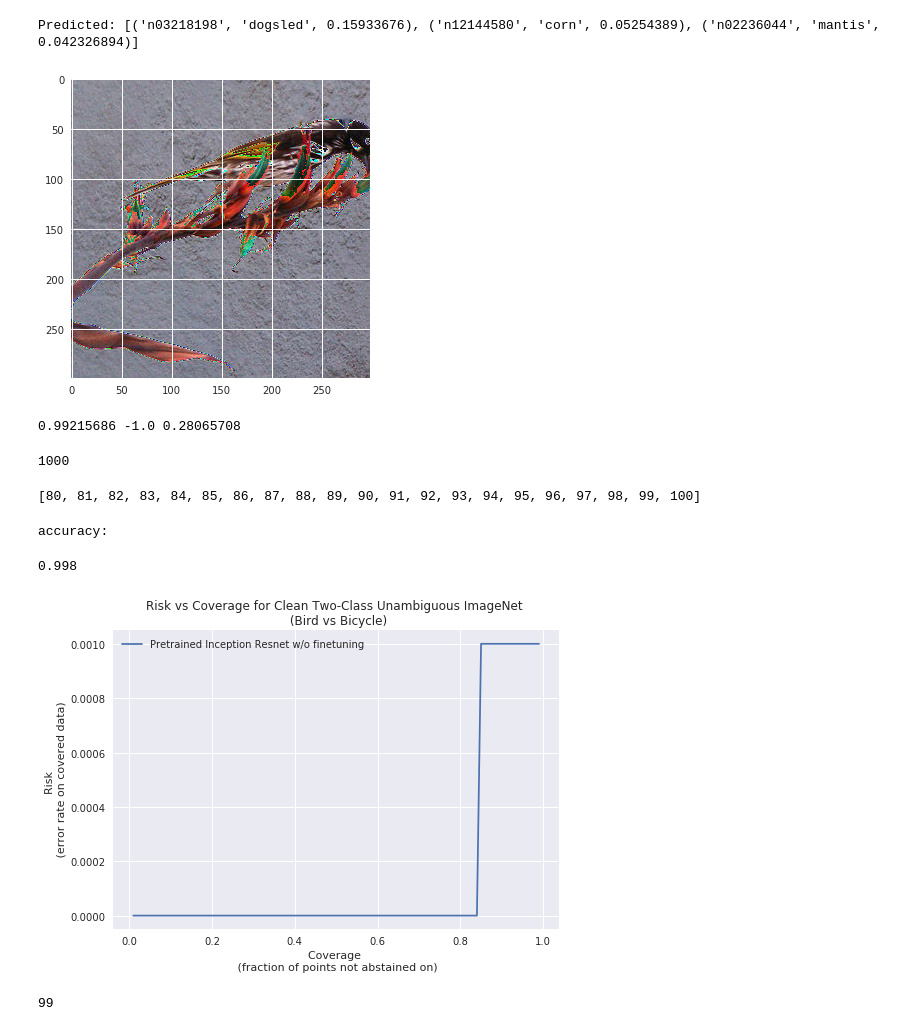
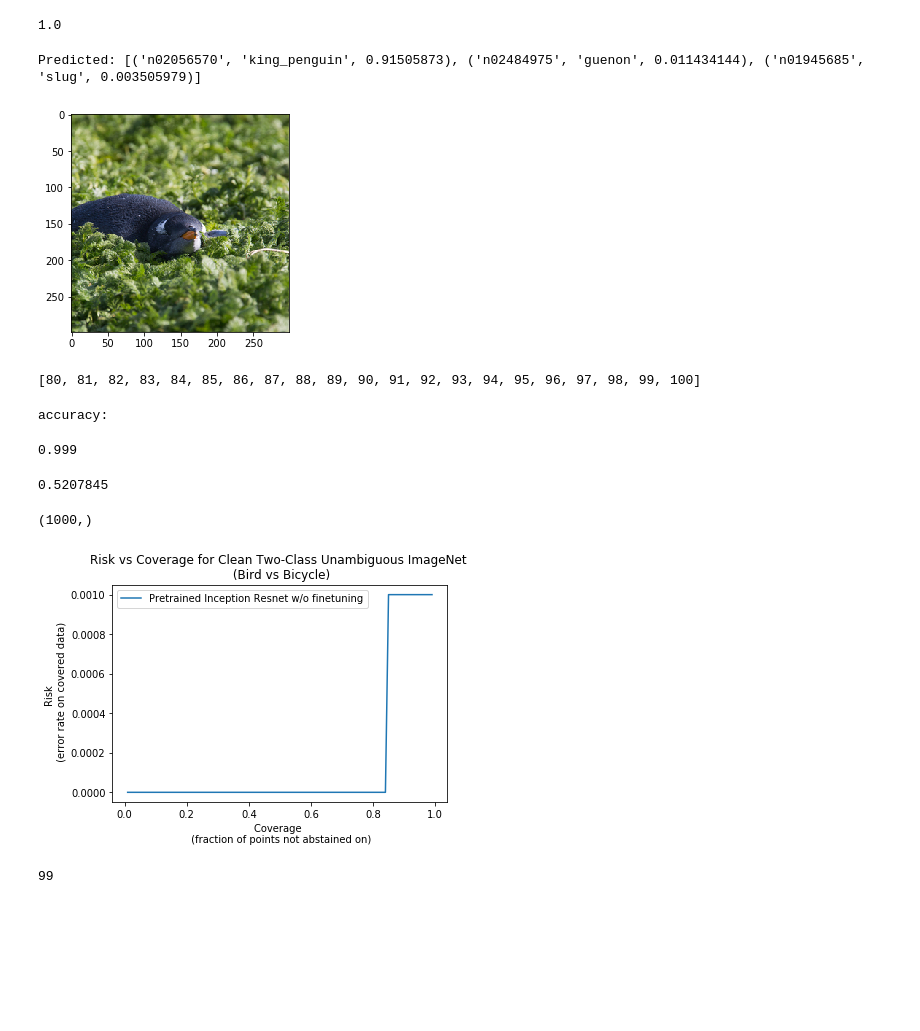
Before and after one commit to openphilanthropy/unrestricted-adversarial-examples, a Jupyter notebook: sandboxes/tom_sandbox/notebooks/clean_accuracy_1k_no_finetune.ipynb, the cells around one changed output. Cells and saved outputs as stored; diff of their text form; code cells hidden in the pictures; blank space fills up the shorter version.

```diff
--- a/sandboxes/tom_sandbox/notebooks/clean_accuracy_1k_no_finetune.ipynb
+++ b/sandboxes/tom_sandbox/notebooks/clean_accuracy_1k_no_finetune.ipynb
@@ -22,7 +28,7 @@ import os.path as osp
 import os
 import seaborn as sns
 
-DATASET_ROOT = '/root/cvd_open_images/easy_images'
+DATASET_ROOT = tcu_images.get_dataset('test')
 
 image_paths_bicycle = os.listdir(osp.join(DATASET_ROOT, 'bicycle'))
 image_paths_bicycle = [os.path.join(DATASET_ROOT,'bicycle', path) for path in image_paths_bicycle]
@@ -56,23 +69,25 @@ model = InceptionResNetV2(weights='imagenet')
+# %%
+np.max(x)
+# %% [output]
+1.0
 # %%
+# Show one item
+
 img = image.load_img(image_paths_bird[0], target_size=(299, 299))
 x = image.img_to_array(img)
 x = np.expand_dims(x, axis=0)
 x = preprocess_input(x)
 
-preds = model.predict(x)
+probs = model.predict(x)
 # decode the results into a list of tuples (class, description, probability)
 # (one such list for each sample in the batch)
-print('Predicted:', decode_predictions(preds, top=3)[0])
+print('Predicted:', decode_predictions(probs, top=3)[0])
 
-plt.imshow(x[0])
+plt.imshow((x[0] / 2.0) + 0.5)
 plt.show()
 # %% [output]
-Predicted: [('n03218198', 'dogsled', 0.15933676), ('n12144580', 'corn', 0.05254389), ('n02236044', 'mantis', 0.042326894)]
+Predicted: [('n02056570', 'king_penguin', 0.91505873), ('n02484975', 'guenon', 0.011434144), ('n01945685', 'slug', 0.003505979)]
-[figure, old version]
+[figure, new version]
-# %%
-print(np.max(x), np.min(x), np.mean(x))
-# %% [output]
-0.99215686 -1.0 0.28065708
 # %%
 # Collect all the logits and images in arrays
 import os
@@ -81,6 +96,8 @@ image_paths = image_paths_bicycle + image_paths_bird
 # bird is one
 y_true = np.concatenate([np.zeros((len(image_paths_bicycle),)), np.ones((len(image_paths_bird),))])
 # %%
+# Run the whole dataset through & get probabilities
+
 batch_size = 32
 from tqdm import tqdm as tqdm
 
@@ -90,7 +107,7 @@ def to_batches(iterable, batch_size):
 
 image_patch_batches = to_batches(image_paths, batch_size)
 
-preds = []
+probs = []
 for batch in tqdm(image_patch_batches):
     x_batch = []
     for img_path in batch:
@@ -99,13 +116,9 @@ for batch in tqdm(image_patch_batches):
 
     x_batch = np.stack(x_batch)
     x_batch = preprocess_input(x_batch)
-    preds.append(model.predict(x_batch))
+    probs.append(model.predict(x_batch))
 
-preds = np.concatenate(preds)
+probs = np.concatenate(probs)
-# %%
-len(preds)
-# %% [output]
-1000
 # %%
 # TODO: See if more classes helps here
 BIRD_CLASSES = list(range(80,100+1))
@@ -113,12 +126,12 @@ BICYCLE_CLASSES = [671, 444]
 
 print(BIRD_CLASSES)
 
-bird_preds = np.max(preds[:, BIRD_CLASSES], axis=1)
-bicycle_preds = np.max(preds[:, BICYCLE_CLASSES], axis=1)
+bird_probs = np.max(probs[:, BIRD_CLASSES], axis=1)
+bicycle_probs = np.max(probs[:, BICYCLE_CLASSES], axis=1)
 # %% [output]
 [80, 81, 82, 83, 84, 85, 86, 87, 88, 89, 90, 91, 92, 93, 94, 95, 96, 97, 98, 99, 100]
 # %%
-is_correct = (bird_preds > bicycle_preds) == y_true.astype(np.bool)
+is_correct = (bird_probs > bicycle_probs) == y_true.astype(np.bool)
 print("accuracy: ")
 np.mean(is_correct)
 
@@ -126,40 +139,45 @@ np.mean(is_correct)
 # use my graphing code
 # %% [output]
 accuracy:
-0.998
+0.999
+# %%
+bicycle_probs[0]
+# %% [output]
+0.5207845
 # %%
 
-labels = bird_preds > bicycle_preds
-confidences = np.abs(bird_preds - bicycle_preds)
-
+labels = bird_probs > bicycle_probs
+confidences = np.max(np.vstack([bird_probs, bicycle_probs]).T, axis=1)
+# confidences = np.abs(bird_probs - bicycle_probs)
 
 def plot_confident_error_rate(labels, confidences, y_true, title="Risk vs Coverage"):
     sorted_confidences = list(sorted(confidences, reverse=True))
 
     coverages = np.linspace(0.01, .99, 99)
     cov_to_confident_error_idxs = []
 
     for coverage in coverages:
         threshold = sorted_confidences[int(coverage * len(labels))]
         confident_mask = confidences >= threshold
         confident_error_mask = (y_true != labels) * confident_mask
         confident_error_idx = confident_error_mask.nonzero()[0]
 
         cov_to_confident_error_idxs.append(confident_error_idx)
 
     plt.plot(coverages, [float(len(idxs)) / len(labels) for idxs in cov_to_confident_error_idxs])
     plt.title(title)
     plt.ylabel("Risk \n (error rate on covered data)")
     plt.xlabel("Coverage \n (fraction of points not abstained on)")
 
     plt.legend(["Pretrained Inception Resnet w/o finetuning"])
     plt.show()
     return cov_to_confident_error_idxs
 
 cov_to_confident_error_idxs = plot_confident_error_rate(
-    labels, confidences, y_true, title="Risk vs Coverage for Clean Two-Class Unambiguous ImageNet \n (Bird vs Bicycle)")
+    labels, confidences_2, y_true, title="Risk vs Coverage for Clean Two-Class Unambiguous ImageNet \n (Bird vs Bicycle)")
 # %% [output]
+(1000,)
-[figure, old version]
+[figure, new version]
 # %%
 print(len(cov_to_confident_error_idxs))
 # %% [output]
```
Also changed, not shown: parts of 5 cells of this notebook.
